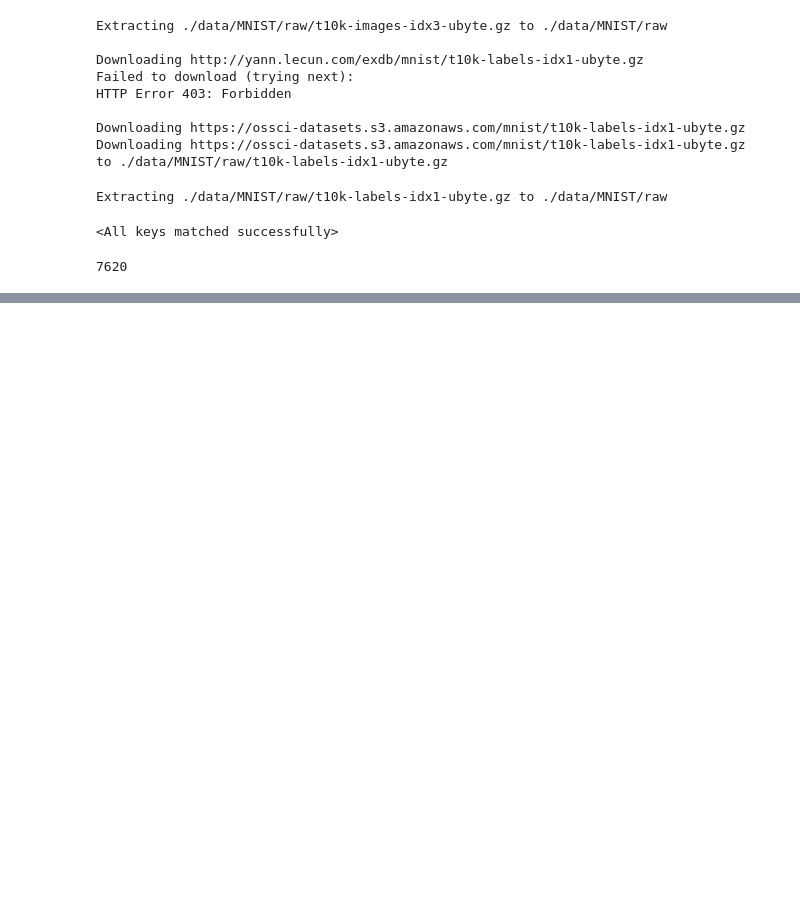
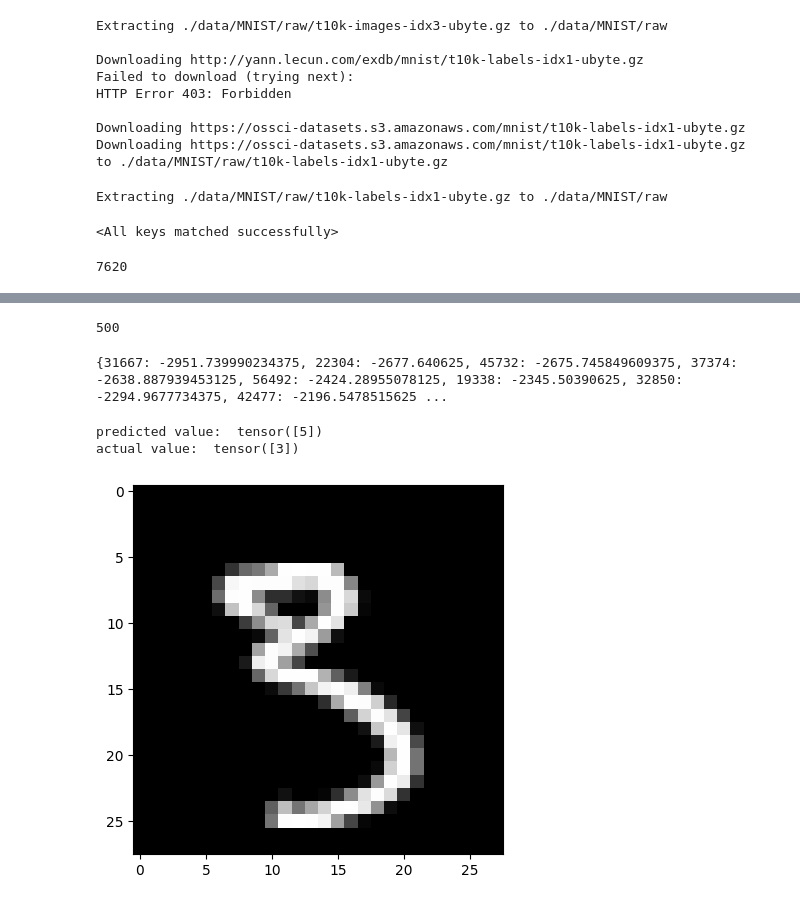
Before and after one commit to nebulous05/influence-functions-pytorch, a Jupyter notebook: influence_functions.ipynb, the cells around one changed output, grey strips where cells are left out. Saved outputs shown, nothing was run; the diff lists cells and outputs as text; code cells hidden in the pictures; blank space fills up the shorter version.

Commit message:
compute influence scores

```diff
--- a/influence_functions.ipynb
+++ b/influence_functions.ipynb
@@ -230,0 +280,28 @@ Streaming output truncated to the last 5000 lines.
+# %%
+top_influential_dict = select_top_influential_points(influence_scores)
+print(len(top_influential_dict))
+# %% [output]
+500
+# %%
+print(top_influential_dict)
+# %% [output]
+{31667: -2951.739990234375, 22304: -2677.640625, 45732: -2675.745849609375, 37374: -2638.887939453125, 56492: -2424.28955078125, 19338: -2345.50390625, 32850: -2294.9677734375, 42477: -2196.5478515625 ...
+# %%
+# loss function
+loss_fn = nn.CrossEntropyLoss()
+
+image, label = get_item(31667)
+y_pred = model(image.view(-1, 28*28))
+_, predicted = torch.max(y_pred.data, 1)
+
+# z_test
+z_test = image.view(-1, 28*28)
+z_test_label = torch.tensor([train_dataset[31667][1]])
+
+print("predicted value: ", predicted)
+print("actual value: ", z_test_label)
+show_image(31667)
+# %% [output]
+predicted value:  tensor([5])
+actual value:  tensor([3])
+[figure, added]
```
Also changed, not shown: parts of 7 cells of this notebook.
